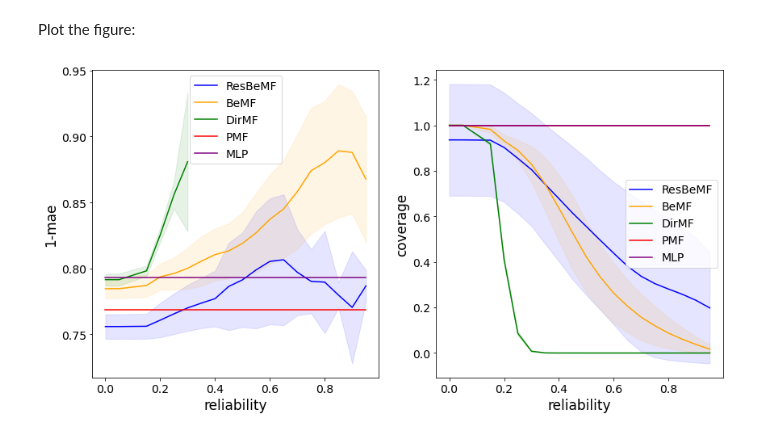
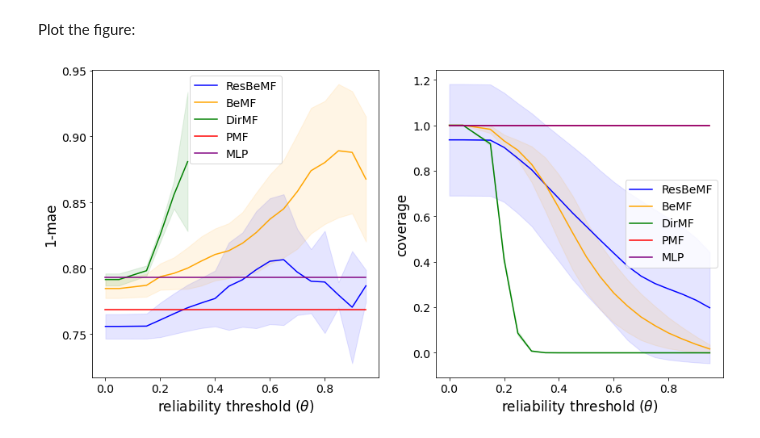
Before and after one commit to KNODIS-Research-Group/resbemf, a Jupyter notebook: figs generator.ipynb, the cells around one changed output. Saved outputs shown, nothing was run; the diff lists cells and outputs as text; code cells hidden in the pictures.

```diff
--- a/figs generator.ipynb
+++ b/figs generator.ipynb
@@ -165,30 +165,30 @@ Plot the figure:
 # %%
 fig, axs = plt.subplots(1, 2, figsize=(14,7))
 
 def plot_axis(df, name, ax):
-    ax.set_xlabel('reliability', fontsize=17)
+    ax.set_xlabel(r'reliability threshold ($\theta$)', fontsize=17)
     ax.set_ylabel(name, fontsize=17)
 
     ax.tick_params(axis='both', which='major', labelsize=14)
 
     ax.fill_between(df['reliability'], df['ResBeMF_mean'] + df['ResBeMF_std'], df['ResBeMF_mean'] - df['ResBeMF_std'], color='blue', alpha=0.1)
     ax.plot(df['reliability'], df['ResBeMF_mean'], c='blue', label='ResBeMF')
 
     ax.fill_between(df['reliability'], df['BeMF_mean'] + df['BeMF_std'], df['BeMF_mean'] - df['BeMF_std'], color='orange', alpha=0.1)
     ax.plot(df['reliability'], df['BeMF_mean'], c='orange', label='BeMF')
 
     ax.fill_between(df['reliability'], df['DirMF_mean'] + df['DirMF_std'], df['DirMF_mean'] - df['DirMF_std'], color='green', alpha=0.1)
     ax.plot(df['reliability'], df['DirMF_mean'], c='green', label='DirMF')
 
     ax.plot(df['reliability'], df['PMF'], c='red', label='PMF')
 
     ax.plot(df['reliability'], df['MLP'], c='purple', label='MLP')
 
     ax.legend(fontsize=14)
 
 plot_axis(mae_df, '1-mae', axs[0])
 plot_axis(coverage_df, 'coverage', axs[1])
 
 plt.savefig('./figs/' + dataset + '-test-error.png', dpi=300, bbox_inches='tight')
 # %% [output]
-[figure, old version]
+[figure, new version]
```
Also changed, not shown: 4 other files.
